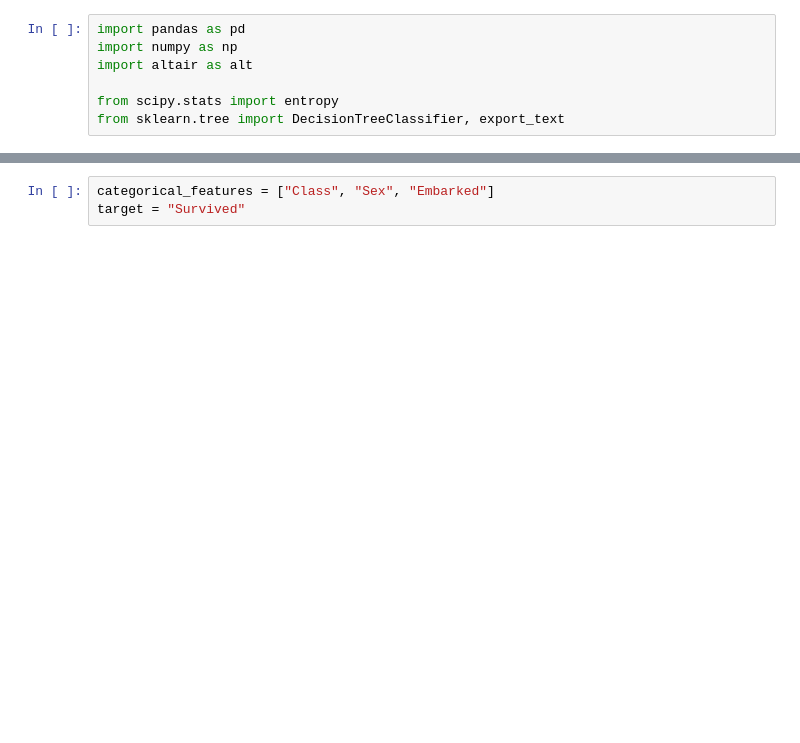
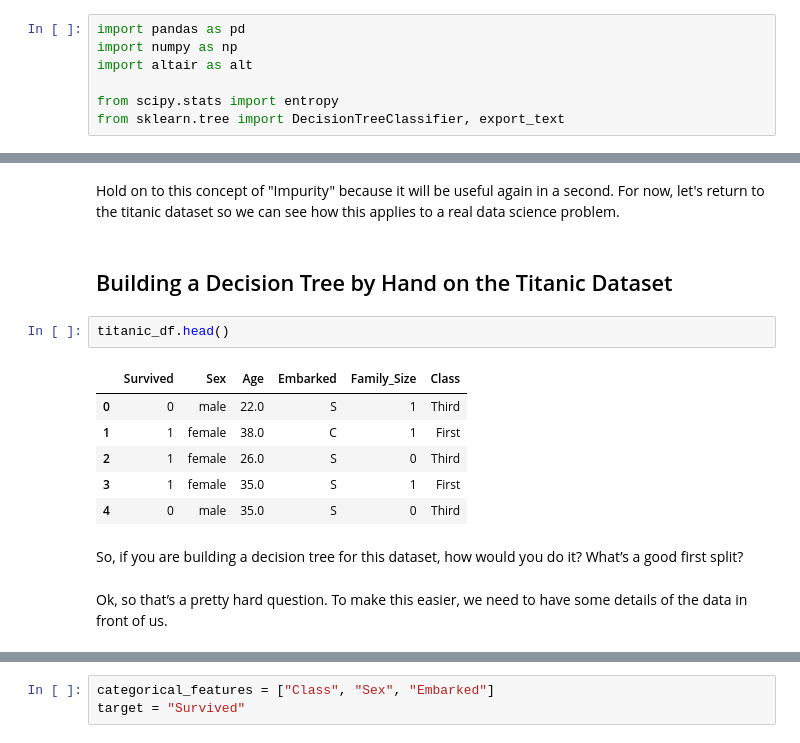
Before and after one commit to MattJBritton/InteractiveDecisionTrees, a Jupyter notebook: InteractiveDecisionTrees.ipynb, the cells around one changed output, grey strips where cells are left out. Drawn from its saved outputs; the diff is of its cells as text; blank space fills up the shorter version.

```diff
--- a/InteractiveDecisionTrees.ipynb
+++ b/InteractiveDecisionTrees.ipynb
@@ -73,0 +139,17 @@ titanic_df = titanic_df.dropna(axis=0, how="any")
+# %% [markdown]
+Hold on to this concept of "Impurity" because it will be useful again in a second. For now, let's return to the titanic dataset so we can see how this applies to a real data science problem.
+# %% [markdown]
+## Building a Decision Tree by Hand on the Titanic Dataset
+# %%
+titanic_df.head()
+# %% [output]
+|  | Survived | Sex | Age | Embarked | Family_Size | Class |
+| 0 | 0 | male | 22.0 | S | 1 | Third |
+| 1 | 1 | female | 38.0 | C | 1 | First |
+| 2 | 1 | female | 26.0 | S | 0 | Third |
+| 3 | 1 | female | 35.0 | S | 1 | First |
+| 4 | 0 | male | 35.0 | S | 0 | Third |
+# %% [markdown]
+So, if you are building a decision tree for this dataset, how would you do it? What’s a good first split?
+# %% [markdown]
+Ok, so that’s a pretty hard question. To make this easier, we need to have some details of the data in front of us.
```
Also changed, not shown: parts of 34 cells of this notebook, 6 other files.
